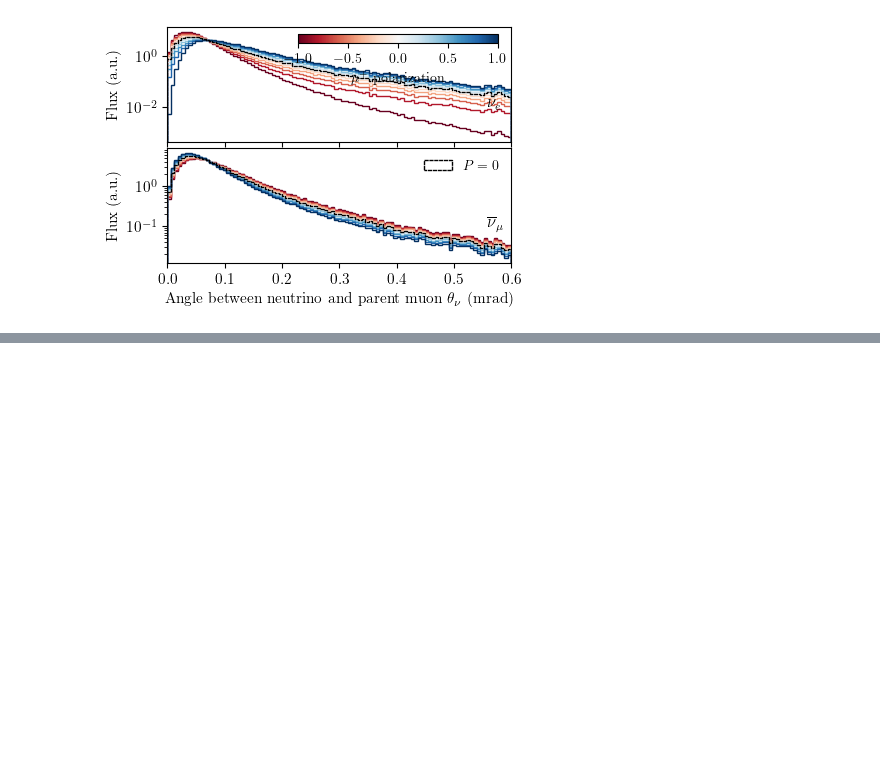
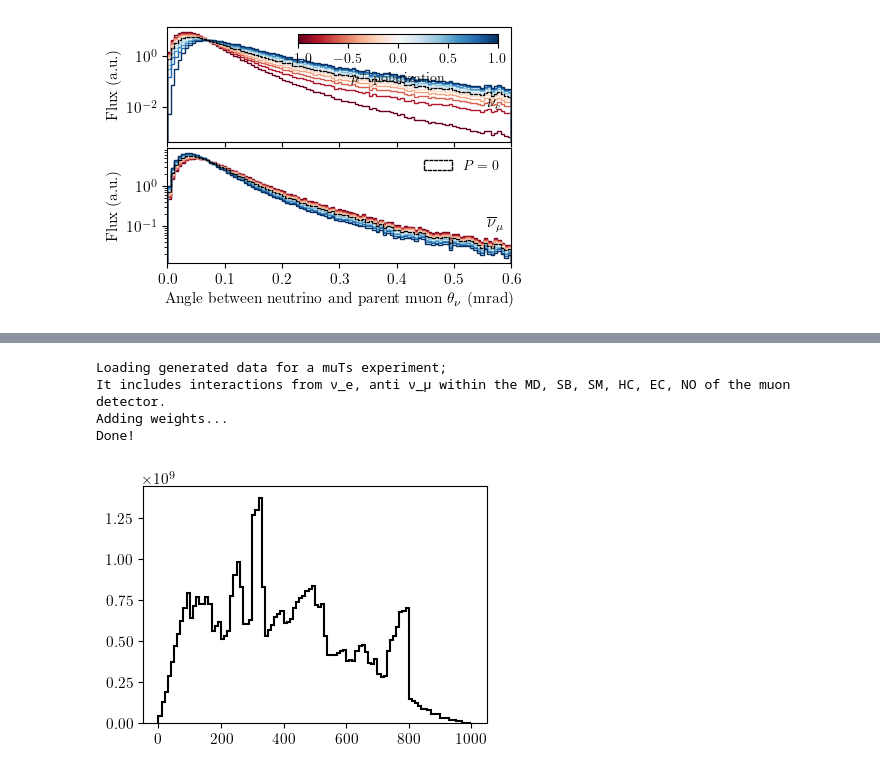
Before and after one commit to mhostert/BIN_MC, a Jupyter notebook: BIN_characterization.ipynb, the cells around one changed output, grey strips where cells are left out. Cells and saved outputs as stored; diff of their text form; code cells hidden in the pictures; blank space fills up the shorter version.

```diff
--- a/BIN_characterization.ipynb
+++ b/BIN_characterization.ipynb
@@ -705,0 +755,14 @@ plt.savefig('plots/BIN_distributions/polarized_angle_dist.pdf', bbox_inches = 't
+# %%
+# data = col_sims[0].load_genie_events(['luc_analysis/Q2_mucols2_nue.txt','luc_analysis/Q2_mucols2_numu.txt'], n_events=1e5)
+# data2 = col_sims[2].load_genie_events(['luc_analysis/muTs.txt'], n_events=1e5)
+data2 = col_sims[2].load_genie_events(['luc_analysis/Q2_muTs.txt'], n_events=1e5)
+# %% [output]
+Loading generated data for a muTs experiment;
+It includes interactions from ν_e, anti ν_μ within the MD, SB, SM, HC, EC, NO of the muon detector.
+Adding weights...
+Done!
+# %%
+c2 = col_sims[2]
+_=plt.hist(c2.genie_events['nu_E'][c2.genie_nue], weights=c2.genie_events['w'][c2.genie_nue], bins=100, histtype='step', lw=1.5, color='black')
+# %% [output]
+[figure, added]
```
Also changed, not shown: parts of 12 cells of this notebook, 33 other files.
